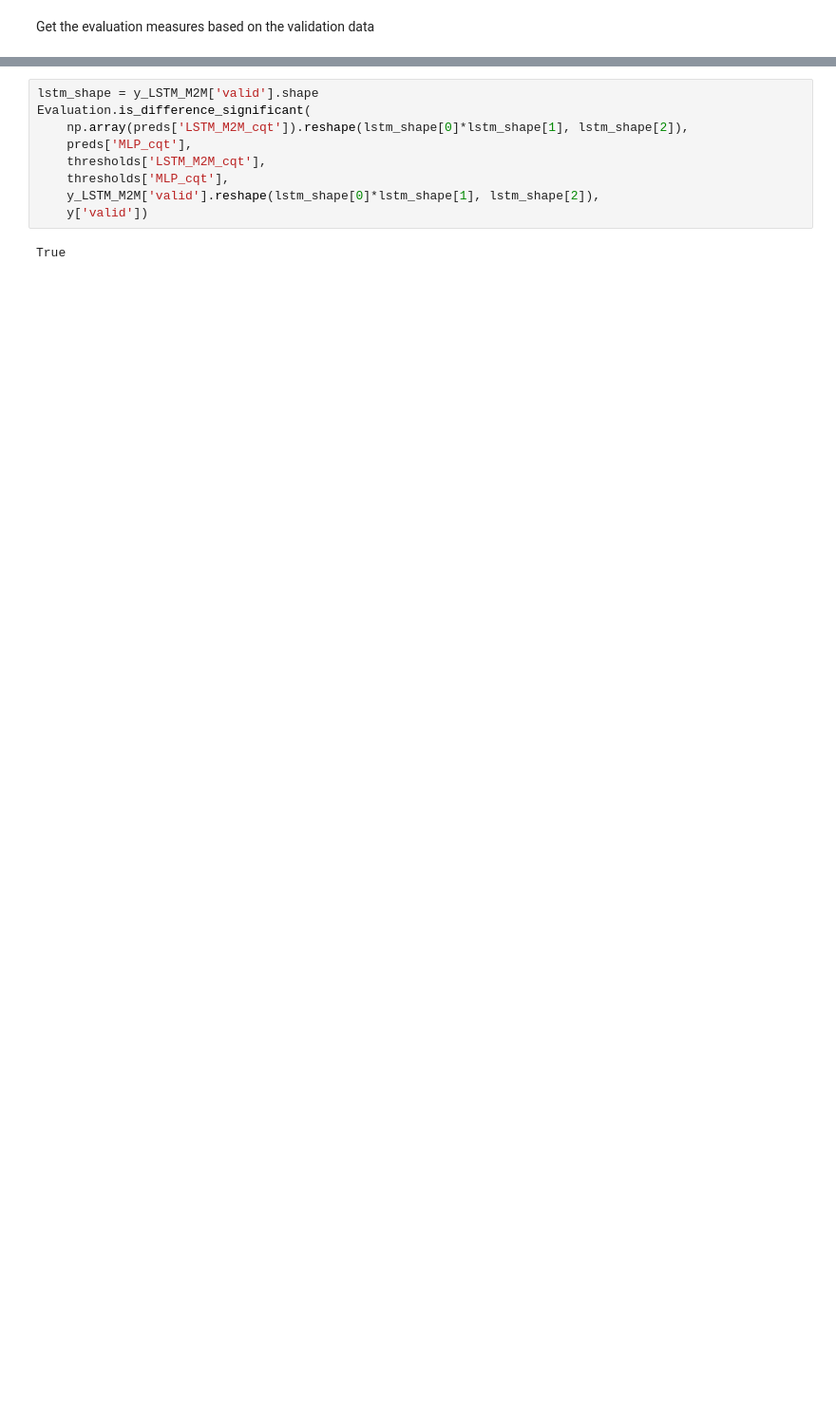
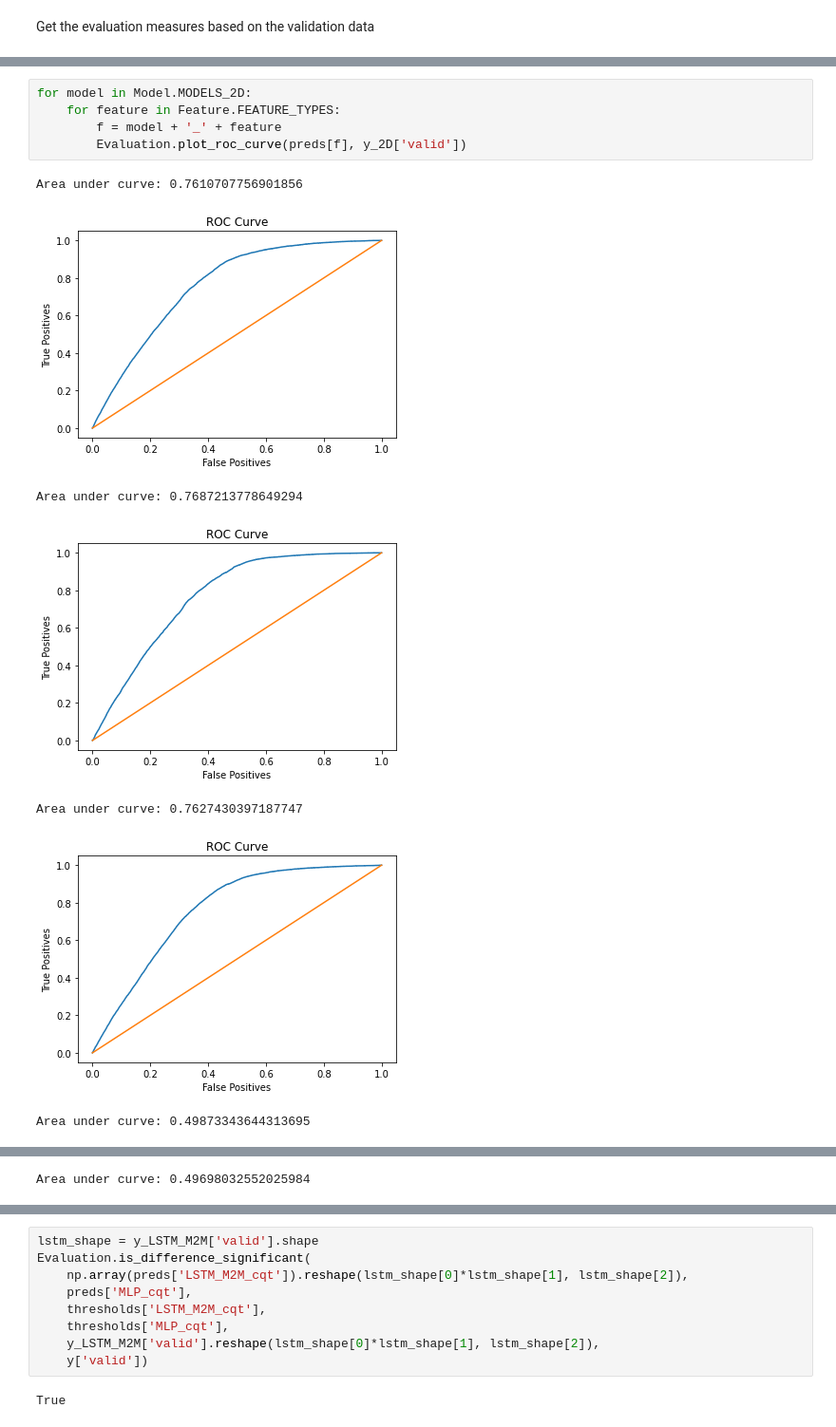
Before and after one commit to asahicantu/DAT5502021, a Jupyter notebook: ModelsEvaluation.ipynb, the cells around one changed output, grey strips where cells are left out. Shown at 95% size. Drawn from its saved outputs; the diff is of its cells as text; blank space fills up the shorter version.

```diff
--- a/ModelsEvaluation.ipynb
+++ b/ModelsEvaluation.ipynb
@@ -139,0 +230,13 @@ Area under curve: 0.7585496381821201
+# %%
+for model in Model.MODELS_2D:
+    for feature in Feature.FEATURE_TYPES:
+        f = model + '_' + feature
+        Evaluation.plot_roc_curve(preds[f], y_2D['valid'])
+# %% [output]
+Area under curve: 0.7610707756901856
+[figure, added]
+Area under curve: 0.7687213778649294
+[figure, added]
+Area under curve: 0.7627430397187747
+[figure, added]
+Area under curve: 0.49873343644313695
@@ -139,0 +244 @@ Area under curve: 0.7585496381821201
+Area under curve: 0.49698032552025984
```
Also changed, not shown: parts of 15 cells of this notebook, 16 other files.
